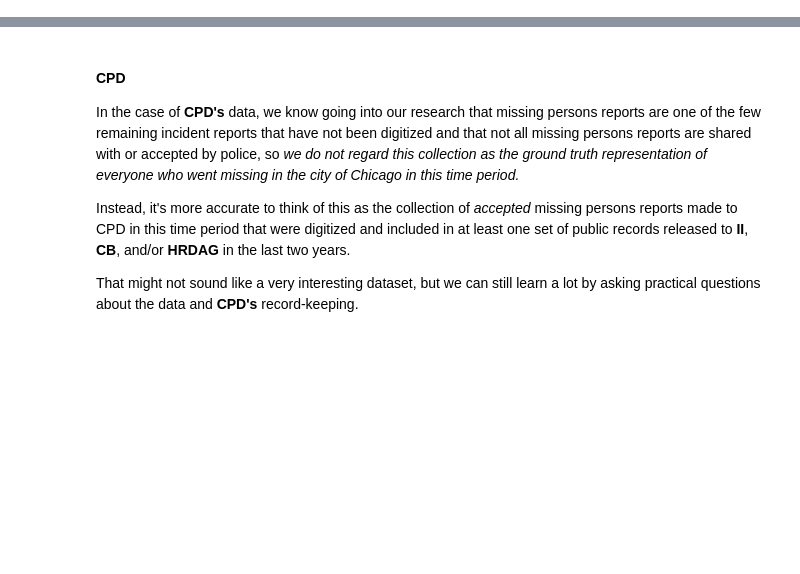
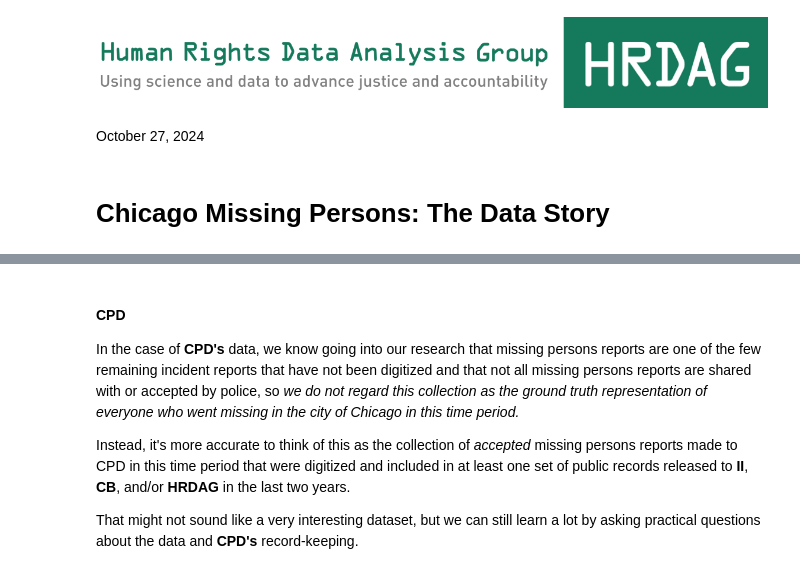
Before and after one commit to HRDAG/Chi-MP-data-story, a Jupyter notebook: notebooks/what-is-an-mp-event-nb1.ipynb, the cells around one changed output, grey strips where cells are left out. Cells and saved outputs as stored; diff of their text form; code cells hidden in the pictures; blank space fills up the shorter version.

```diff
--- a/notebooks/what-is-an-mp-event-nb1.ipynb
+++ b/notebooks/what-is-an-mp-event-nb1.ipynb
@@ -0,0 +1,9 @@
+# %%
+from IPython.display import Image
+Image(filename='imgs/banner.png')
+# %% [output]
+[figure, added]
+# %% [markdown]
+October 27, 2024
+# %% [markdown]
+# Chicago Missing Persons: The Data Story <a class="anchor" id="title"></a>
```
Also changed, not shown: parts of 39 cells of this notebook, 2 other files.
